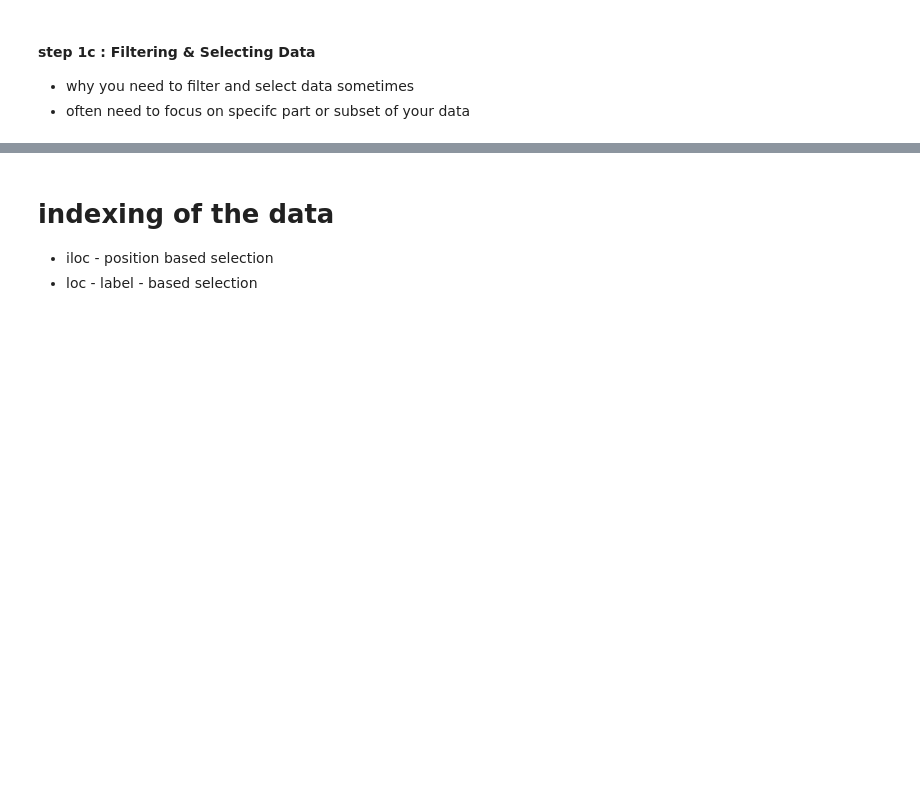
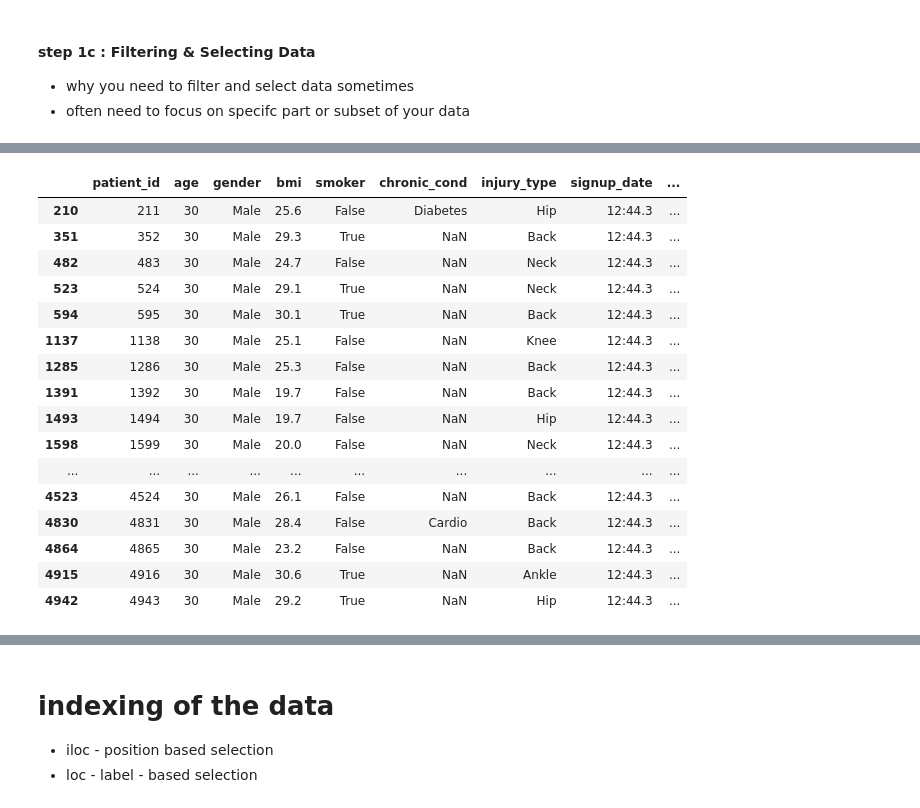
Before and after one commit to myekini/Mentorship-with-Edwin, a Jupyter notebook: Notebooks/Week_one/Data_Wrangling.ipynb, the cells around one changed output, grey strips where cells are left out. Drawn from its saved outputs; the diff is of its cells as text; code cells hidden in the pictures; blank space fills up the shorter version.

```diff
--- a/Notebooks/Week_one/Data_Wrangling.ipynb
+++ b/Notebooks/Week_one/Data_Wrangling.ipynb
@@ -202,5 +214,22 @@ df[ df['age'] > 60 ]
 # %%
-# #filter rows with multiple conditions
-
-df[(df['age'] > 40)   &     (df['bmi'] <=20) ]
+# filter rows with multiple conditions
+df[  (df['age'] == 30) &  (df['gender'] == 'Male') ]
+# %% [output]
+|  | patient_id | age | gender | bmi | smoker | chronic_cond | injury_type | signup_date | ... |
+| 210 | 211 | 30 | Male | 25.6 | False | Diabetes | Hip | 12:44.3 | ... |
+| 351 | 352 | 30 | Male | 29.3 | True | NaN | Back | 12:44.3 | ... |
+| 482 | 483 | 30 | Male | 24.7 | False | NaN | Neck | 12:44.3 | ... |
+| 523 | 524 | 30 | Male | 29.1 | True | NaN | Neck | 12:44.3 | ... |
+| 594 | 595 | 30 | Male | 30.1 | True | NaN | Back | 12:44.3 | ... |
+| 1137 | 1138 | 30 | Male | 25.1 | False | NaN | Knee | 12:44.3 | ... |
+| 1285 | 1286 | 30 | Male | 25.3 | False | NaN | Back | 12:44.3 | ... |
+| 1391 | 1392 | 30 | Male | 19.7 | False | NaN | Back | 12:44.3 | ... |
+| 1493 | 1494 | 30 | Male | 19.7 | False | NaN | Hip | 12:44.3 | ... |
+| 1598 | 1599 | 30 | Male | 20.0 | False | NaN | Neck | 12:44.3 | ... |
+| ... | ... | ... | ... | ... | ... | ... | ... | ... | ... |
+| 4523 | 4524 | 30 | Male | 26.1 | False | NaN | Back | 12:44.3 | ... |
+| 4830 | 4831 | 30 | Male | 28.4 | False | Cardio | Back | 12:44.3 | ... |
+| 4864 | 4865 | 30 | Male | 23.2 | False | NaN | Back | 12:44.3 | ... |
+| 4915 | 4916 | 30 | Male | 30.6 | True | NaN | Ankle | 12:44.3 | ... |
+| 4942 | 4943 | 30 | Male | 29.2 | True | NaN | Hip | 12:44.3 | ... |
 # %%
```
Also changed, not shown: parts of 21 cells of this notebook.
